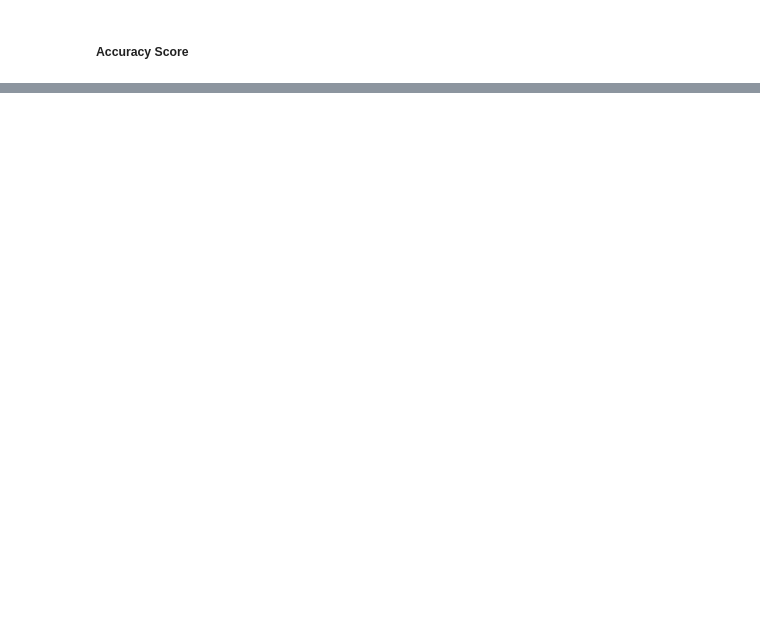
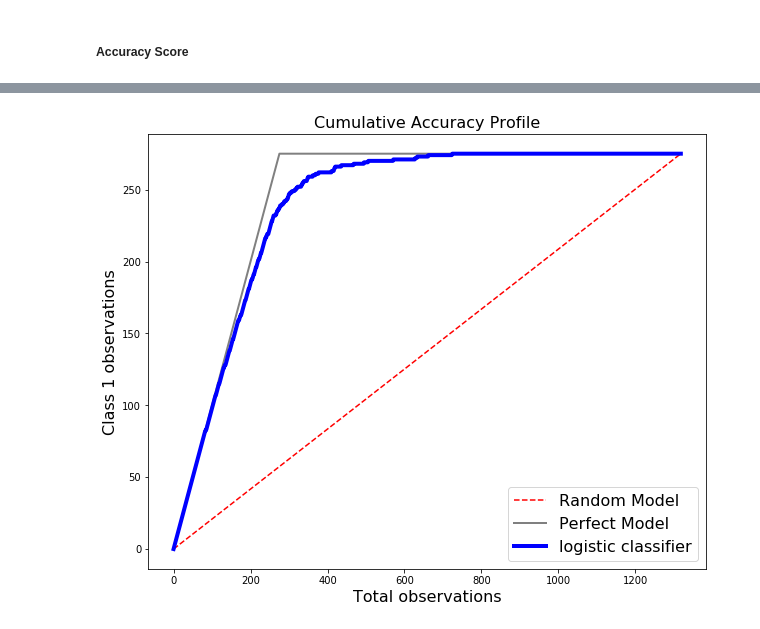
Before and after one commit to SunnyRaj94/Advance-Machine-Learning, a Jupyter notebook: error_analysis_and_reduction/02_predict_hiv.ipynb, the cells around one changed output, grey strips where cells are left out. Saved outputs shown, nothing was run; the diff lists cells and outputs as text; code cells hidden in the pictures; blank space fills up the shorter version.

```diff
--- a/error_analysis_and_reduction/02_predict_hiv.ipynb
+++ b/error_analysis_and_reduction/02_predict_hiv.ipynb
@@ -161,0 +249,5 @@ print(accuracy_score(forest_test_prediction,test_Y))
+# %%
+label="logistic classifier"
+plot_cap(test_X,test_Y,label,logistic_classifier)
+# %% [output]
+[figure, added]
```
Also changed, not shown: parts of 16 cells of this notebook, 1 other file.
